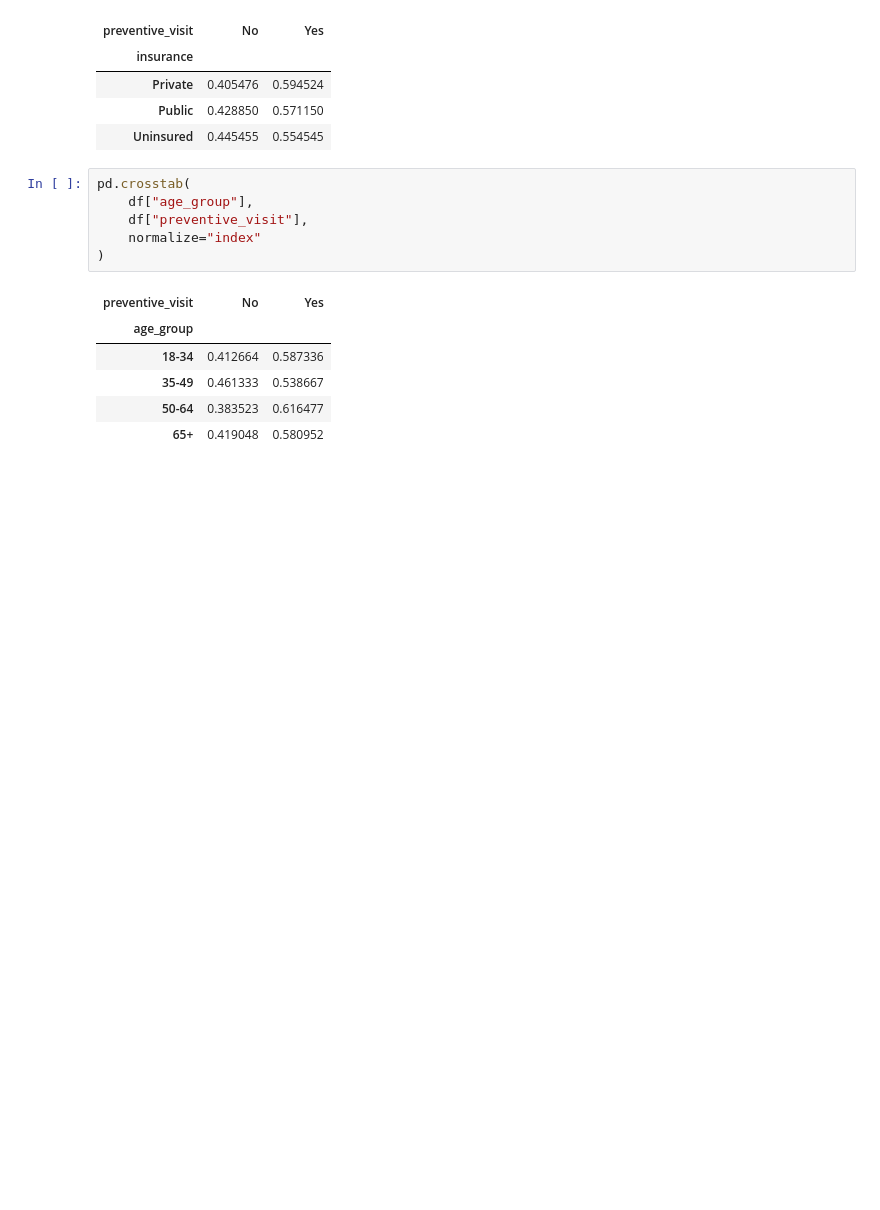
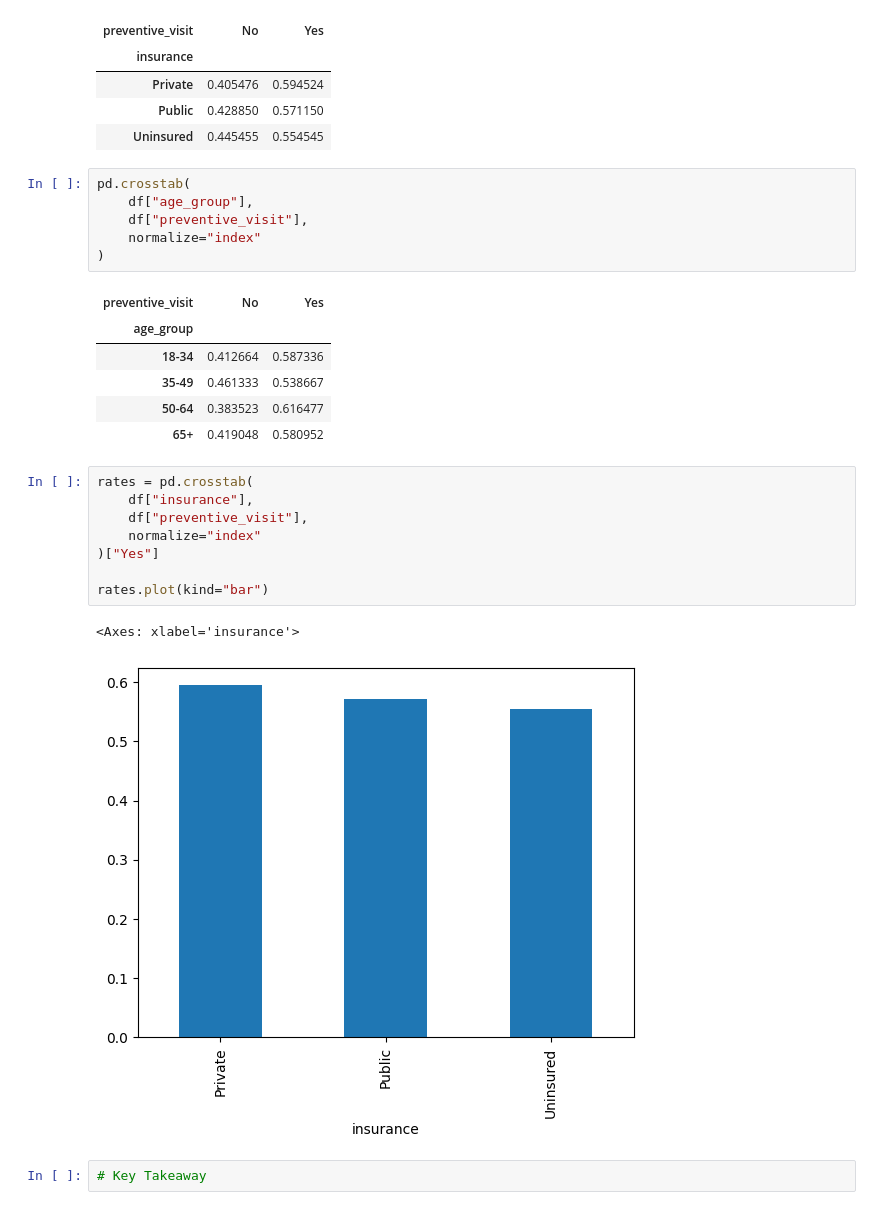
Before and after one commit to JoshPatNava/WhoUsesPreventiveCare, a Jupyter notebook: who_uses_preventive_care.ipynb, the cells around one changed output. Cells and saved outputs as stored; diff of their text form; blank space fills up the shorter version.

```diff
--- a/who_uses_preventive_care.ipynb
+++ b/who_uses_preventive_care.ipynb
@@ -82,3 +82,16 @@ pd.crosstab(
 | 35-49 | 0.461333 | 0.538667 |
 | 50-64 | 0.383523 | 0.616477 |
 | 65+ | 0.419048 | 0.580952 |
+# %%
+rates = pd.crosstab(
+    df["insurance"],
+    df["preventive_visit"],
+    normalize="index"
+)["Yes"]
+
+rates.plot(kind="bar")
+# %% [output]
+<Axes: xlabel='insurance'>
+[figure, added]
+# %%
+# Key Takeaway
```
Also changed, not shown: parts of 2 cells of this notebook, 2 other files.
